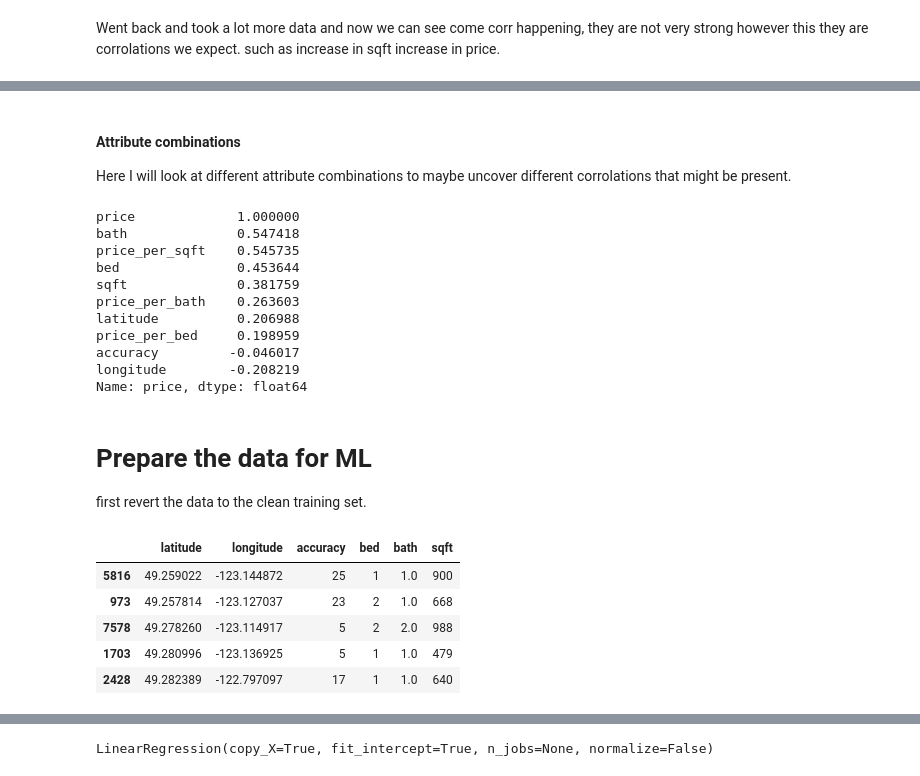
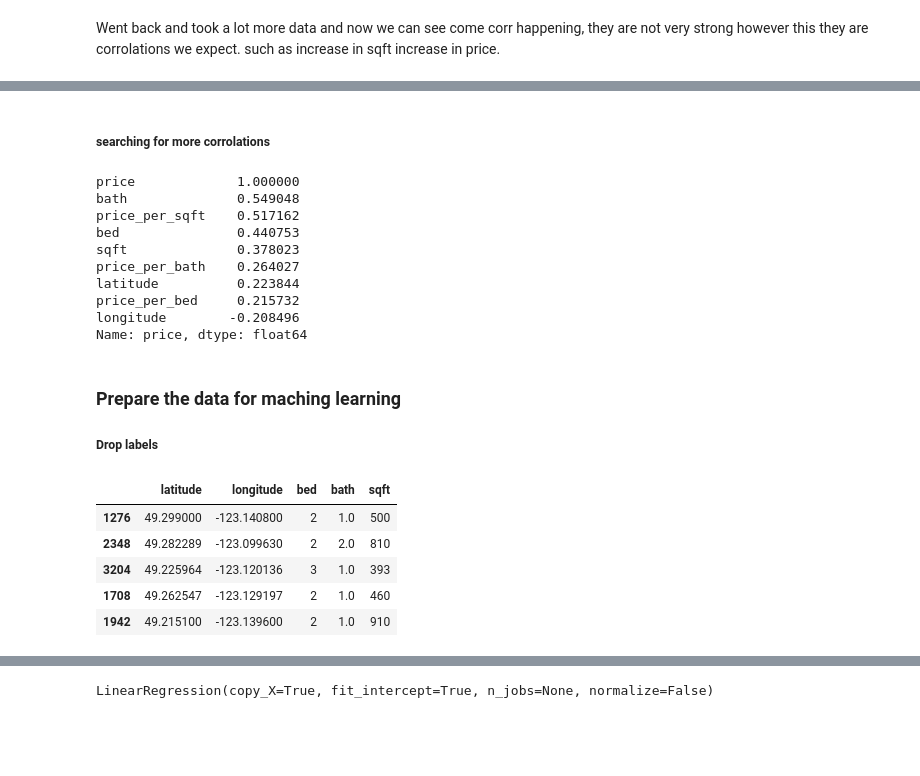
Before and after one commit to Paul-M-K/Craigslist_ML_project, a Jupyter notebook: Housing.ipynb, the cells around one changed output, grey strips where cells are left out. Cells and saved outputs as stored; diff of their text form; code cells hidden in the pictures; blank space fills up the shorter version.

```diff
--- a/Housing.ipynb
+++ b/Housing.ipynb
@@ -97,3 +172,4 @@ memory usage: 558.4+ KB
 At this moment I don't see how the name can be quantized therefore i will remove the information
 # %%
 housing.drop("name", axis = 1, inplace = True)
+housing.drop("accuracy", axis = 1, inplace = True)
@@ -134,5 +222,6 @@ train_set, test_set = train_test_split(housing,test_size = 0.2,random_state = 42
 
 since we have a small data set, we might run into a sample bias. To combat this as best as possible, cut the data into a price catagory.
 # %%
-housing["price_cat"] = pd.cut(housing["price"],bins =[0.0,500.0,1000.0,1500.0,2000.0,2500.0,3000.0,3500.0,np.inf],labels=[1,2,3,4,5,6,7,8])
-housing["price_cat"].hist()
+housing["price_cat"] = pd.cut(housing["price"],
+                              bins =[0.0,500.0,1000.0,1500.0,2000.0,2500.0,3000.0,3500.0,np.inf],
+                              labels=[1,2,3,4,5,6,7,8])
@@ -302,7 +397,5 @@ array([[<matplotlib.axes._subplots.AxesSubplot object at 0x...>,
-# %% [markdown]
-#### Attribute combinations ####
-
-Here I will look at different attribute combinations to maybe uncover different corrolations that might be present.
+# %% [markdown]
+##### searching for more corrolations
 # %%
 housing["price_per_sqft"] = housing["price"]/housing["sqft"]
 housing["price_per_bed"] = housing["price"]/housing["bed"]
@@ -312,28 +405,27 @@ corr_matrix = housing.corr()
 corr_matrix["price"].sort_values(ascending=False)
 # %% [output]
 price             1.000000
-bath              0.547418
-price_per_sqft    0.545735
-bed               0.453644
-sqft              0.381759
-price_per_bath    0.263603
-latitude          0.206988
-price_per_bed     0.198959
-accuracy         -0.046017
-longitude        -0.208219
+bath              0.549048
+price_per_sqft    0.517162
+bed               0.440753
+sqft              0.378023
+price_per_bath    0.264027
+latitude          0.223844
+price_per_bed     0.215732
+longitude        -0.208496
 Name: price, dtype: float64
-# %% [markdown]
-# Prepare the data for ML
-
-first revert the data to the clean training set.
+# %% [markdown]
+### Prepare the data for maching learning
+
+##### Drop labels
 # %%
-housing = start_train_set.drop("price",axis=1)
+housing_attr = start_train_set.drop("price",axis=1)
 housing_labels = start_train_set["price"].copy()
-housing.head()
+housing_attr.head()
 # %% [output]
-|  | latitude | longitude | accuracy | bed | bath | sqft |
-| 5816 | 49.259022 | -123.144872 | 25 | 1 | 1.0 | 900 |
-| 973 | 49.257814 | -123.127037 | 23 | 2 | 1.0 | 668 |
-| 7578 | 49.278260 | -123.114917 | 5 | 2 | 2.0 | 988 |
-| 1703 | 49.280996 | -123.136925 | 5 | 1 | 1.0 | 479 |
-| 2428 | 49.282389 | -122.797097 | 17 | 1 | 1.0 | 640 |
+|  | latitude | longitude | bed | bath | sqft |
+| 1276 | 49.299000 | -123.140800 | 2 | 1.0 | 500 |
+| 2348 | 49.282289 | -123.099630 | 2 | 2.0 | 810 |
+| 3204 | 49.225964 | -123.120136 | 3 | 1.0 | 393 |
+| 1708 | 49.262547 | -123.129197 | 2 | 1.0 | 460 |
+| 1942 | 49.215100 | -123.139600 | 2 | 1.0 | 910 |
```
Also changed, not shown: parts of 104 cells of this notebook.
